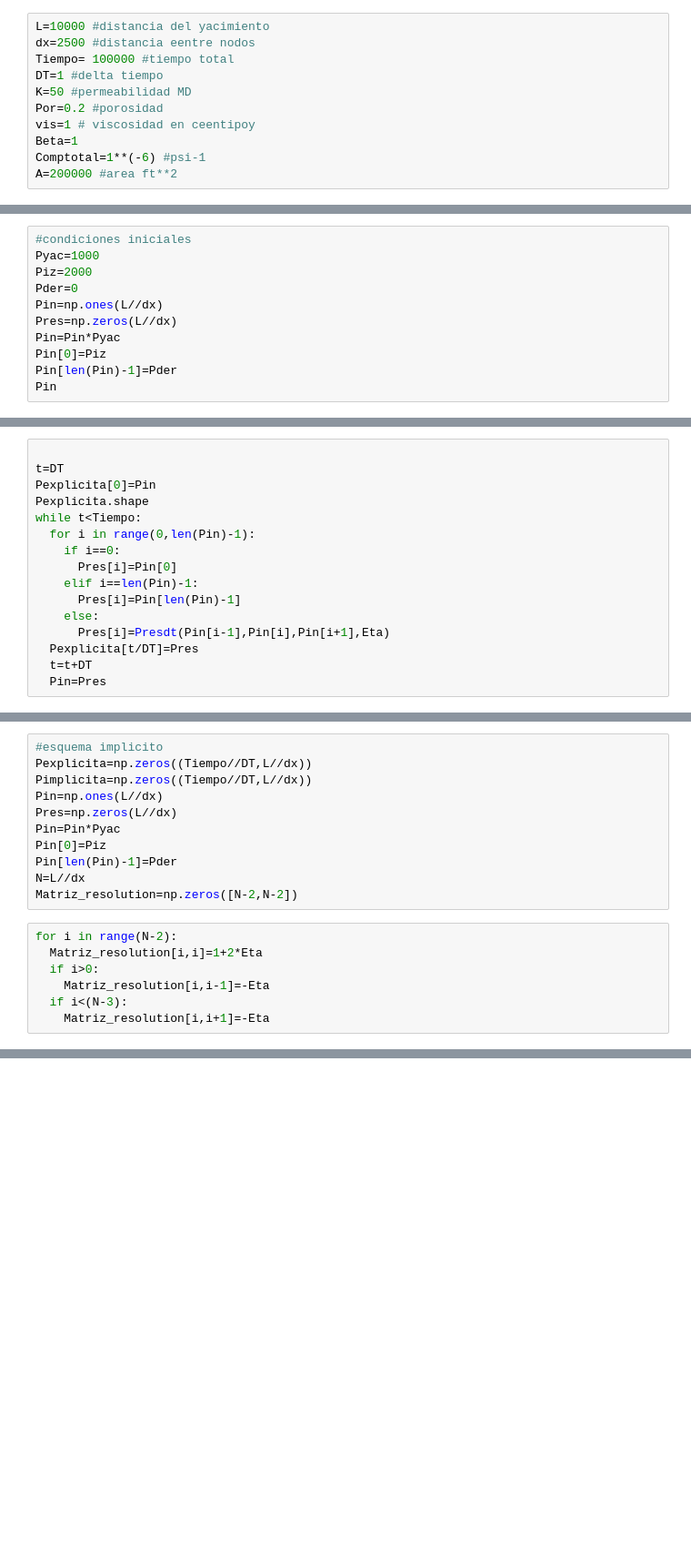
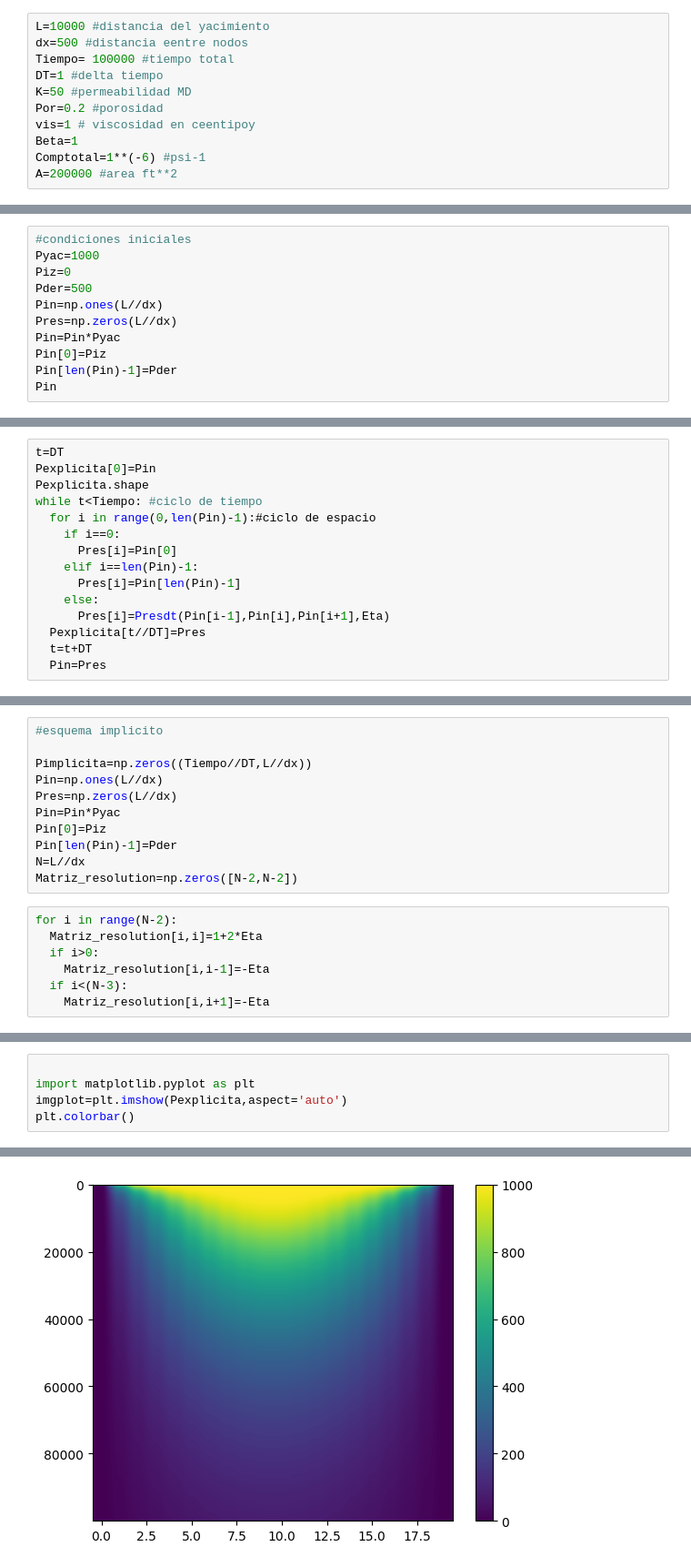
Before and after one commit to Pilarppk/SIM_YAC_PARRALES_UPSE2023, a Jupyter notebook: Comparacion de metdos.ipynb, the cells around one changed output, grey strips where cells are left out. Shown at 91% size. Saved outputs shown, nothing was run; the diff lists cells and outputs as text; blank space fills up the shorter version.

```diff
--- a/Comparacion de metdos.ipynb
+++ b/Comparacion de metdos.ipynb
@@ -5,7 +5,7 @@ import numpy as np
 import math
 # %%
 L=10000 #distancia del yacimiento
-dx=2500 #distancia eentre nodos
+dx=500 #distancia eentre nodos
 Tiempo= 100000 #tiempo total
 DT=1 #delta tiempo
 K=50 #permeabilidad MD
@@ -30,8 +31,8 @@ Pexplicita=np.zeros((Tiempo//DT,L//dx))
 # %%
 #condiciones iniciales
 Pyac=1000
-Piz=2000
-Pder=0
+Piz=0
+Pder=500
 Pin=np.ones(L//dx)
 Pres=np.zeros(L//dx)
 Pin=Pin*Pyac
@@ -43,16 +46,15 @@ array([2000., 1000., 1000.,    0.])
 # %%
-
 t=DT
 Pexplicita[0]=Pin
 Pexplicita.shape
-while t<Tiempo:
-  for i in range(0,len(Pin)-1):
+while t<Tiempo: #ciclo de tiempo
+  for i in range(0,len(Pin)-1):#ciclo de espacio
     if i==0:
       Pres[i]=Pin[0]
     elif i==len(Pin)-1:
       Pres[i]=Pin[len(Pin)-1]
     else:
       Pres[i]=Presdt(Pin[i-1],Pin[i],Pin[i+1],Eta)
-  Pexplicita[t/DT]=Pres
+  Pexplicita[t//DT]=Pres
   t=t+DT
   Pin=Pres
@@ -61,6 +77,6 @@ IndexError: ignored
 # %%
 #esquema implicito
-Pexplicita=np.zeros((Tiempo//DT,L//dx))
+
 Pimplicita=np.zeros((Tiempo//DT,L//dx))
 Pin=np.ones(L//dx)
 Pres=np.zeros(L//dx)
@@ -120,0 +124,6 @@ LinAlgError: ignored
+# %%
+
+import matplotlib.pyplot as plt
+imgplot=plt.imshow(Pexplicita,aspect='auto')
+plt.colorbar()
+# %% [output]
@@ -120,0 +131 @@ LinAlgError: ignored
+[figure, added]
```
Also changed, not shown: parts of 12 cells of this notebook.
